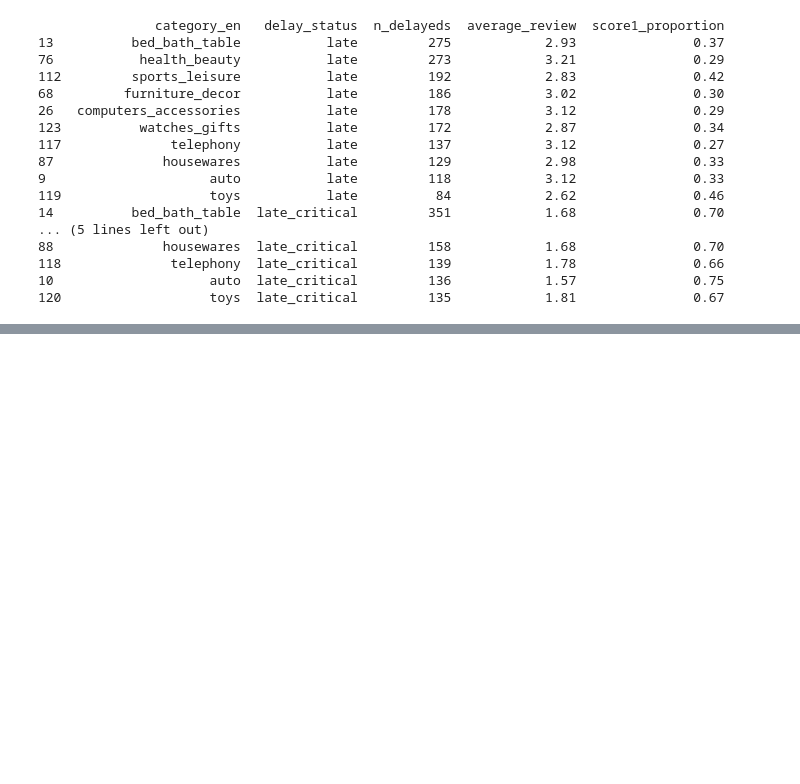
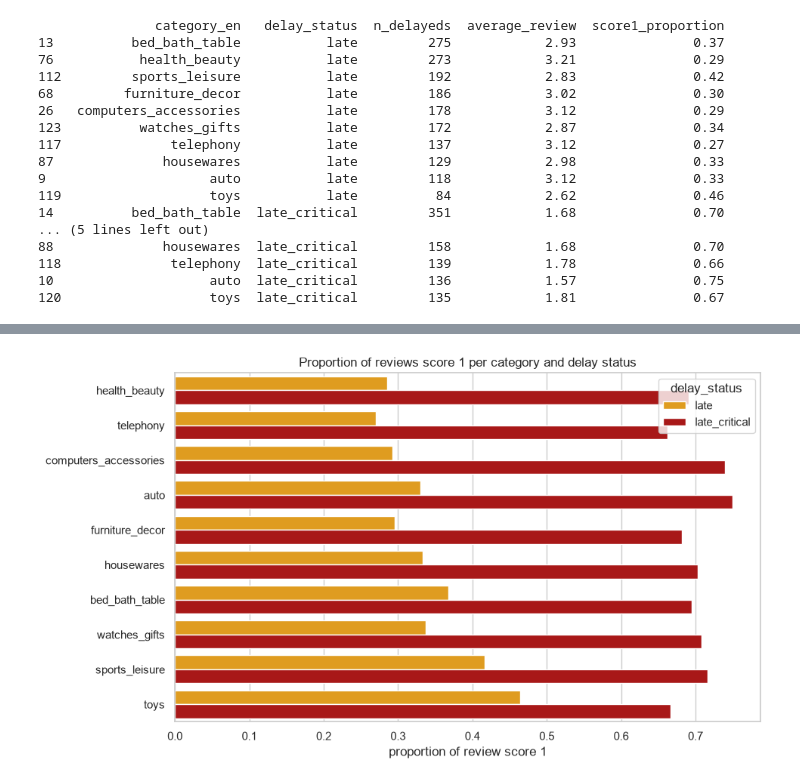
Before and after one commit to rodriguesbrian/olist_project, a Jupyter notebook: notebooks/analysis.ipynb, the cells around one changed output, grey strips where cells are left out. Cells and saved outputs as stored; diff of their text form; code cells hidden in the pictures; blank space fills up the shorter version.

```diff
--- a/notebooks/analysis.ipynb
+++ b/notebooks/analysis.ipynb
@@ -1389,0 +1412,16 @@ requereria validação com dados adicionais sobre sazonalidade ou motivação de
+# %%
+# gráfico 2 — proporção nota 1 por categoria e estado do atraso
+sns.barplot(
+    data=volume_category_status[volume_category_status['category_en'].isin(top10)],
+    x='score1_proportion',
+    y='category_en',
+    hue='delay_status',
+    order=order_late,
+    palette={'late': '#FFA500', 'late_critical': '#C00000'},
+    )
+plt.title('Proportion of reviews score 1 per category and delay status')
+plt.ylabel('')
+plt.xlabel('proportion of review score 1')
+plt.show()
+# %% [output]
+[figure, added]
```
Also changed, not shown: parts of 23 cells of this notebook.
